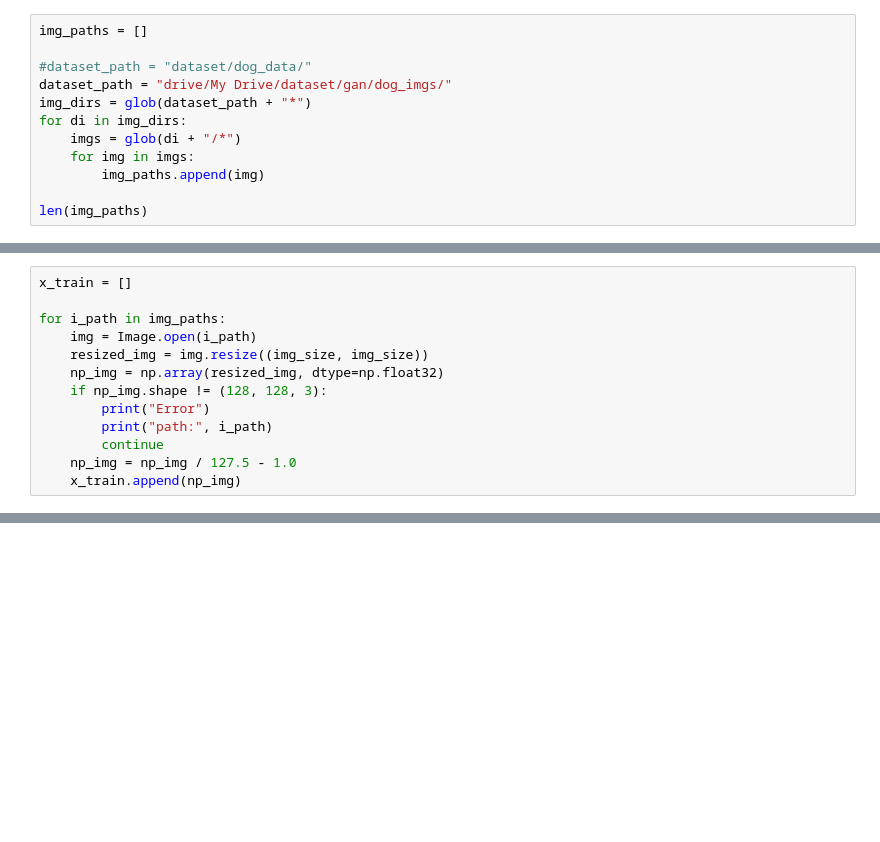
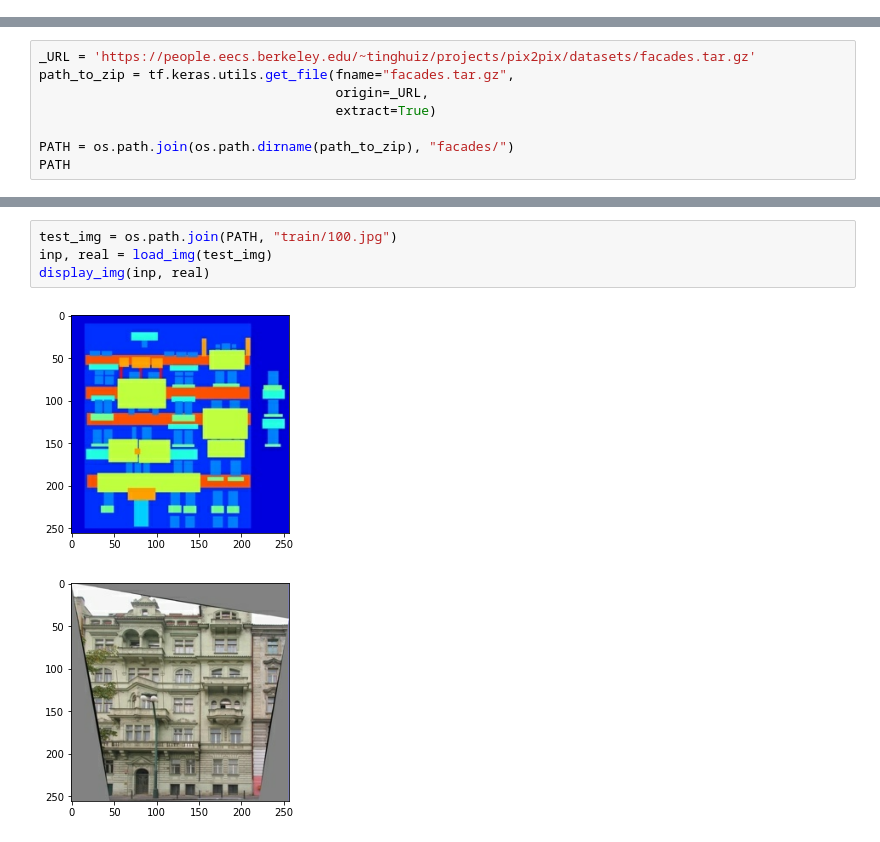
Before and after one commit to Masao-Taketani/various_GANs_analysis, a Jupyter notebook: Pix2Pix.ipynb, the cells around one changed output, grey strips where cells are left out. Cells and saved outputs as stored; diff of their text form; blank space fills up the shorter version.

```diff
--- a/Pix2Pix.ipynb
+++ b/Pix2Pix.ipynb
@@ -40,12 +2,0 @@ gen_conv_kernel_size = [3, 3, 3]
-# %%
-img_paths = []
-
-#dataset_path = "dataset/dog_data/"
-dataset_path = "drive/My Drive/dataset/gan/dog_imgs/"
-img_dirs = glob(dataset_path + "*")
-for di in img_dirs:
-    imgs = glob(di + "/*")
-    for img in imgs:
-        img_paths.append(img)
-
-len(img_paths)
@@ -54,13 +2,0 @@ len(img_paths)
-# %%
-x_train = []
-
-for i_path in img_paths:
-    img = Image.open(i_path)
-    resized_img = img.resize((img_size, img_size))
-    np_img = np.array(resized_img, dtype=np.float32)
-    if np_img.shape != (128, 128, 3):
-        print("Error")
-        print("path:", i_path)
-        continue
-    np_img = np_img / 127.5 - 1.0
-    x_train.append(np_img)
@@ -339,0 +18,8 @@ iteration:  15000
+# %%
+_URL = 'https://people.eecs.berkeley.edu/~tinghuiz/projects/pix2pix/datasets/facades.tar.gz'
+path_to_zip = tf.keras.utils.get_file(fname="facades.tar.gz",
+                                      origin=_URL,
+                                      extract=True)
+
+PATH = os.path.join(os.path.dirname(path_to_zip), "facades/")
+PATH
@@ -339,0 +106,7 @@ iteration:  15000
+# %%
+test_img = os.path.join(PATH, "train/100.jpg")
+inp, real = load_img(test_img)
+display_img(inp, real)
+# %% [output]
+[figure, added]
+[figure, added]
```
Also changed, not shown: parts of 34 cells of this notebook.
